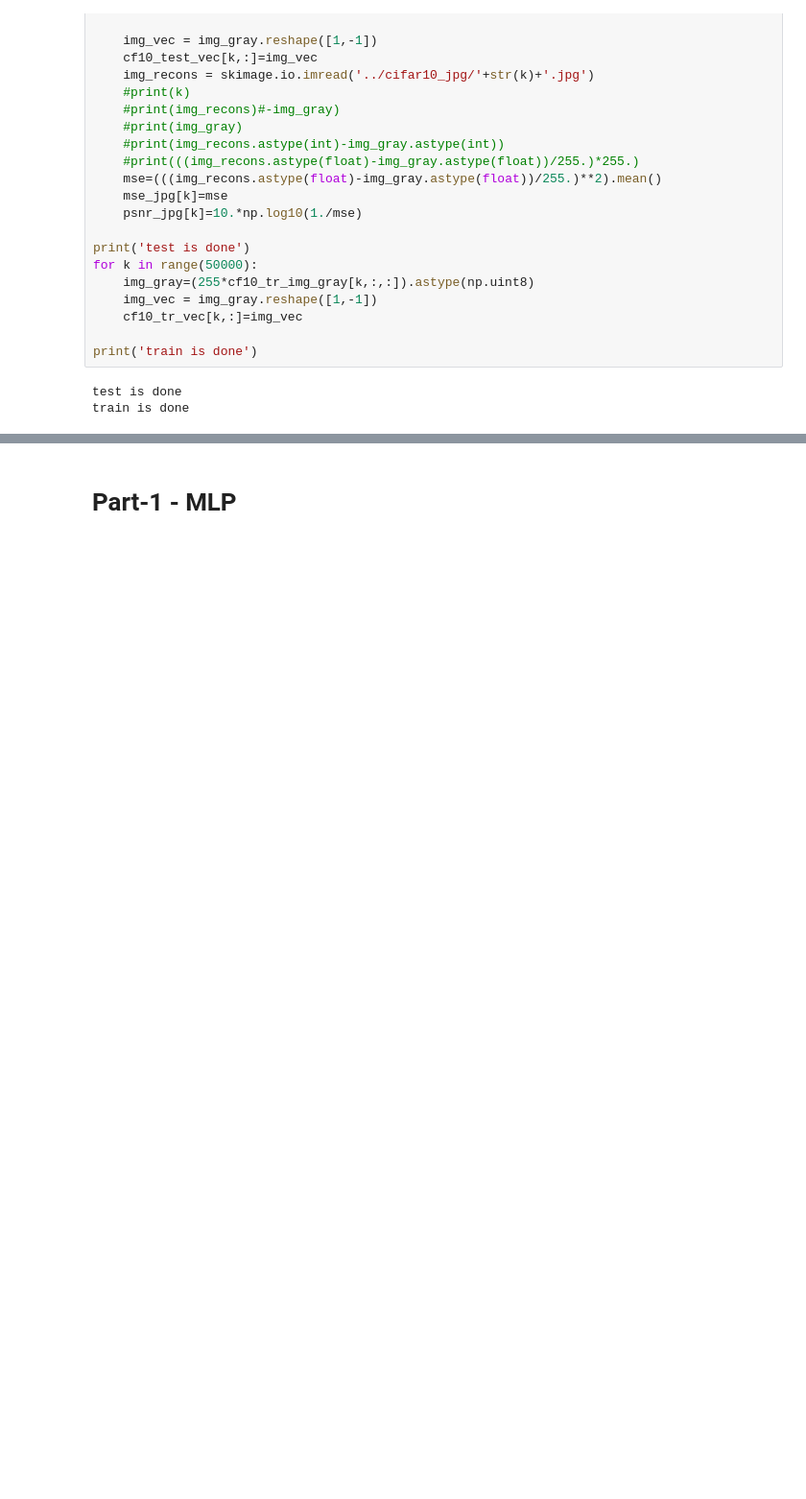
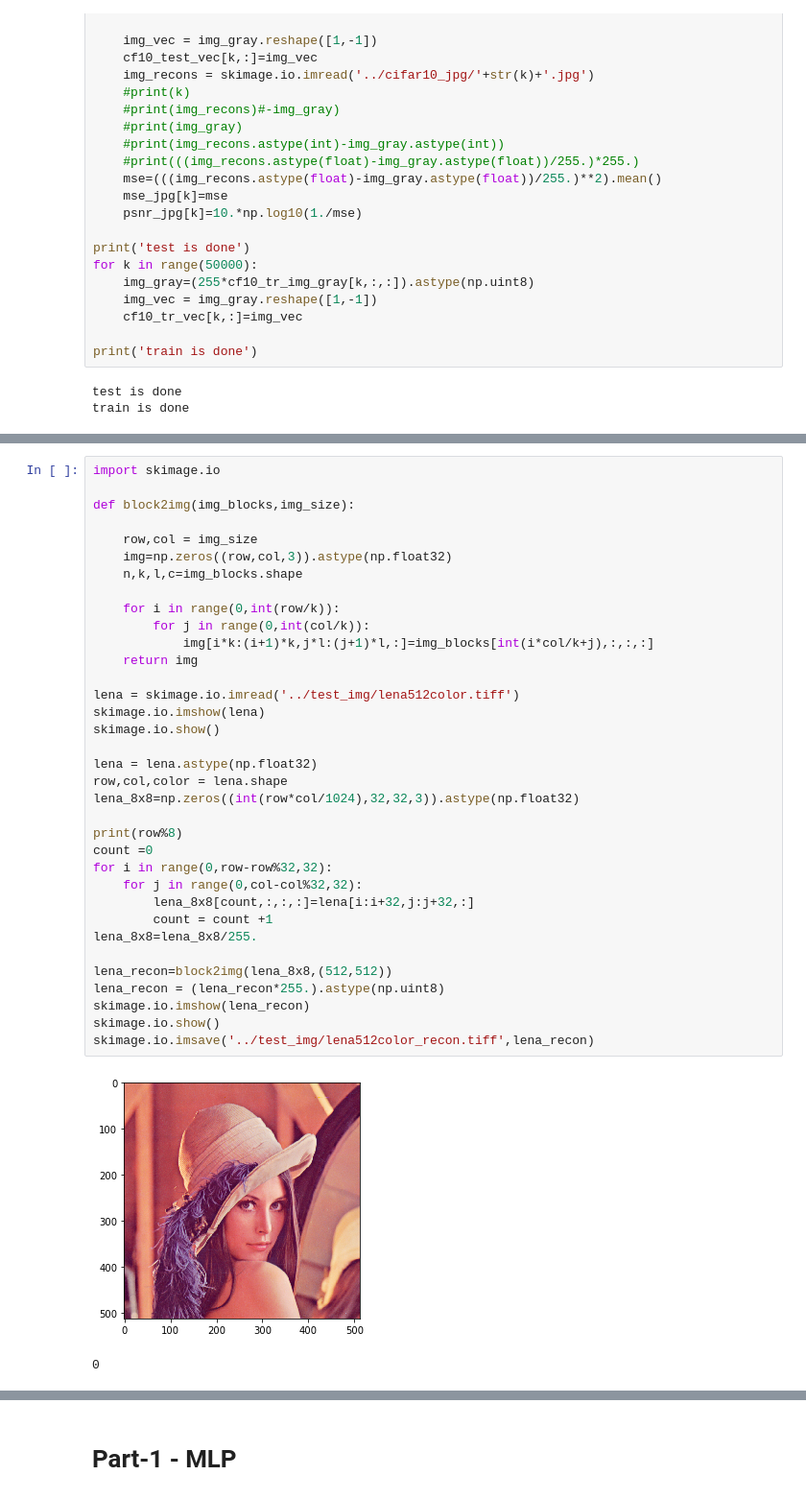
Before and after one commit to scelesticsiva/Neural-Networks-for-Image-Compression, a Jupyter notebook: CNN_mtezcan/CNN_mtezcan.ipynb, the cells around one changed output, grey strips where cells are left out. Shown at 96% size. Saved outputs shown, nothing was run; the diff lists cells and outputs as text; blank space fills up the shorter version.

```diff
--- a/CNN_mtezcan/CNN_mtezcan.ipynb
+++ b/CNN_mtezcan/CNN_mtezcan.ipynb
@@ -116,0 +160,38 @@ print(psnr_jpg.mean())
+# %%
+import skimage.io
+
+def block2img(img_blocks,img_size):
+
+    row,col = img_size
+    img=np.zeros((row,col,3)).astype(np.float32)
+    n,k,l,c=img_blocks.shape
+
+    for i in range(0,int(row/k)):
+        for j in range(0,int(col/k)):
+            img[i*k:(i+1)*k,j*l:(j+1)*l,:]=img_blocks[int(i*col/k+j),:,:,:]
+    return img
+
+lena = skimage.io.imread('../test_img/lena512color.tiff')
+skimage.io.imshow(lena)
+skimage.io.show()
+
+lena = lena.astype(np.float32)
+row,col,color = lena.shape
+lena_8x8=np.zeros((int(row*col/1024),32,32,3)).astype(np.float32)
+
+print(row%8)
+count =0
+for i in range(0,row-row%32,32):
+    for j in range(0,col-col%32,32):
+        lena_8x8[count,:,:,:]=lena[i:i+32,j:j+32,:]
+        count = count +1
+lena_8x8=lena_8x8/255.
+
+lena_recon=block2img(lena_8x8,(512,512))
+lena_recon = (lena_recon*255.).astype(np.uint8)
+skimage.io.imshow(lena_recon)
+skimage.io.show()
+skimage.io.imsave('../test_img/lena512color_recon.tiff',lena_recon)
+# %% [output]
+[figure, added]
+0
```
Also changed, not shown: parts of 19 cells of this notebook, 26 other files.
